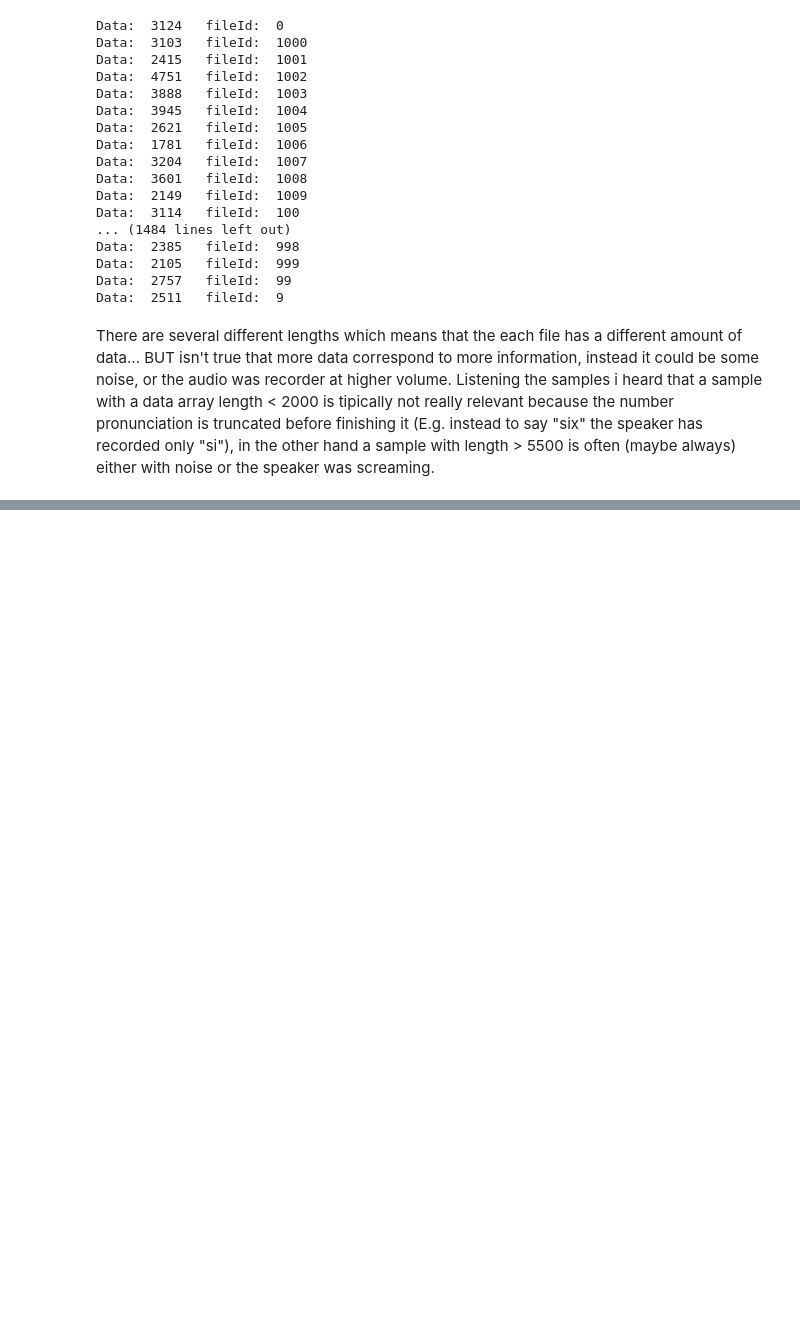
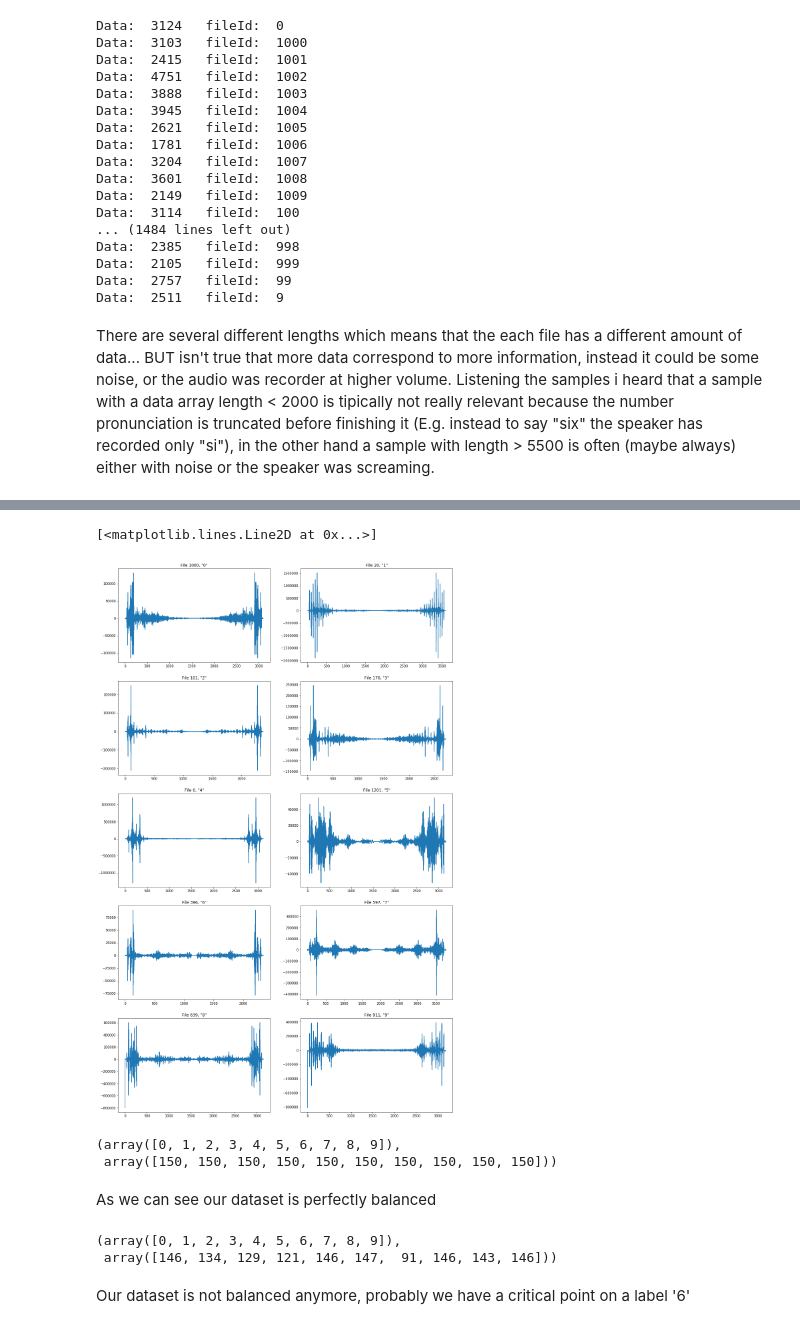
Before and after one commit to rubenIng93/DataScienceLab, a Jupyter notebook: Lab7_2ndCompetition.ipynb, the cells around one changed output, grey strips where cells are left out. Cells and saved outputs as stored; diff of their text form; code cells hidden in the pictures; blank space fills up the shorter version.

```diff
--- a/Lab7_2ndCompetition.ipynb
+++ b/Lab7_2ndCompetition.ipynb
@@ -54,0 +88,39 @@ Listening the samples i heard that a sample with a data array length < 2000 is t
+# %%
+from numpy.fft import *
+from numpy import log10, sqrt, array, zeros, ones, multiply
+
+fig, ax = plt.subplots(5, 2, figsize=[18,30])
+
+ax[0,0].set_title('File 1000, "0"')
+ax[0,1].set_title('File 20, "1"')
+ax[1,0].set_title('File 101, "2"')
+ax[1,1].set_title('File 176, "3"')
+ax[2,0].set_title('File 0, "4"')
+ax[2,1].set_title('File 1201, "5"')
+ax[3,0].set_title('File 396, "6"')
+ax[3,1].set_title('File 597, "7"')
+ax[4,0].set_title('File 639, "8"')
+ax[4,1].set_title('File 911, "9"')
+
+ax[0,0].plot(fft(dataset_labeled[1000][1]))
+ax[0,1].plot(fft(dataset_labeled[20][1]))
+ax[1,0].plot(fft(dataset_labeled[101][1]))
+ax[1,1].plot(fft(dataset_labeled[176][1]))
+ax[2,0].plot(fft(dataset_labeled[0][1]))
+ax[2,1].plot(fft(dataset_labeled[1201][1]))
+ax[3,0].plot(fft(dataset_labeled[396][1]))
+ax[3,1].plot(fft(dataset_labeled[597][1]))
+ax[4,0].plot(fft(dataset_labeled[639][1]))
+ax[4,1].plot(fft(dataset_labeled[911][1]))
+# %% [output]
+[<matplotlib.lines.Line2D at 0x...>]
+[figure, added]
+# %%
+import numpy as np
+label_array = np.array(list(id_label_dictionary.values()))
+np.unique(label_array, return_counts=True)
+# %% [output]
+(array([0, 1, 2, 3, 4, 5, 6, 7, 8, 9]),
+ array([150, 150, 150, 150, 150, 150, 150, 150, 150, 150]))
+# %% [markdown]
+As we can see our dataset is perfectly balanced
@@ -54,0 +138,9 @@ Listening the samples i heard that a sample with a data array length < 2000 is t
+# %%
+#actually i recall again the numpy's unique function to see if the cleaned db is already balanced
+label_array = np.array(list(clean_id_label_dictionary.values()))
+np.unique(label_array, return_counts=True)
+# %% [output]
+(array([0, 1, 2, 3, 4, 5, 6, 7, 8, 9]),
+ array([146, 134, 129, 121, 146, 147,  91, 146, 143, 146]))
+# %% [markdown]
+Our dataset is not balanced anymore, probably we have a critical point on a label '6'
```
Also changed, not shown: parts of 15 cells of this notebook.
